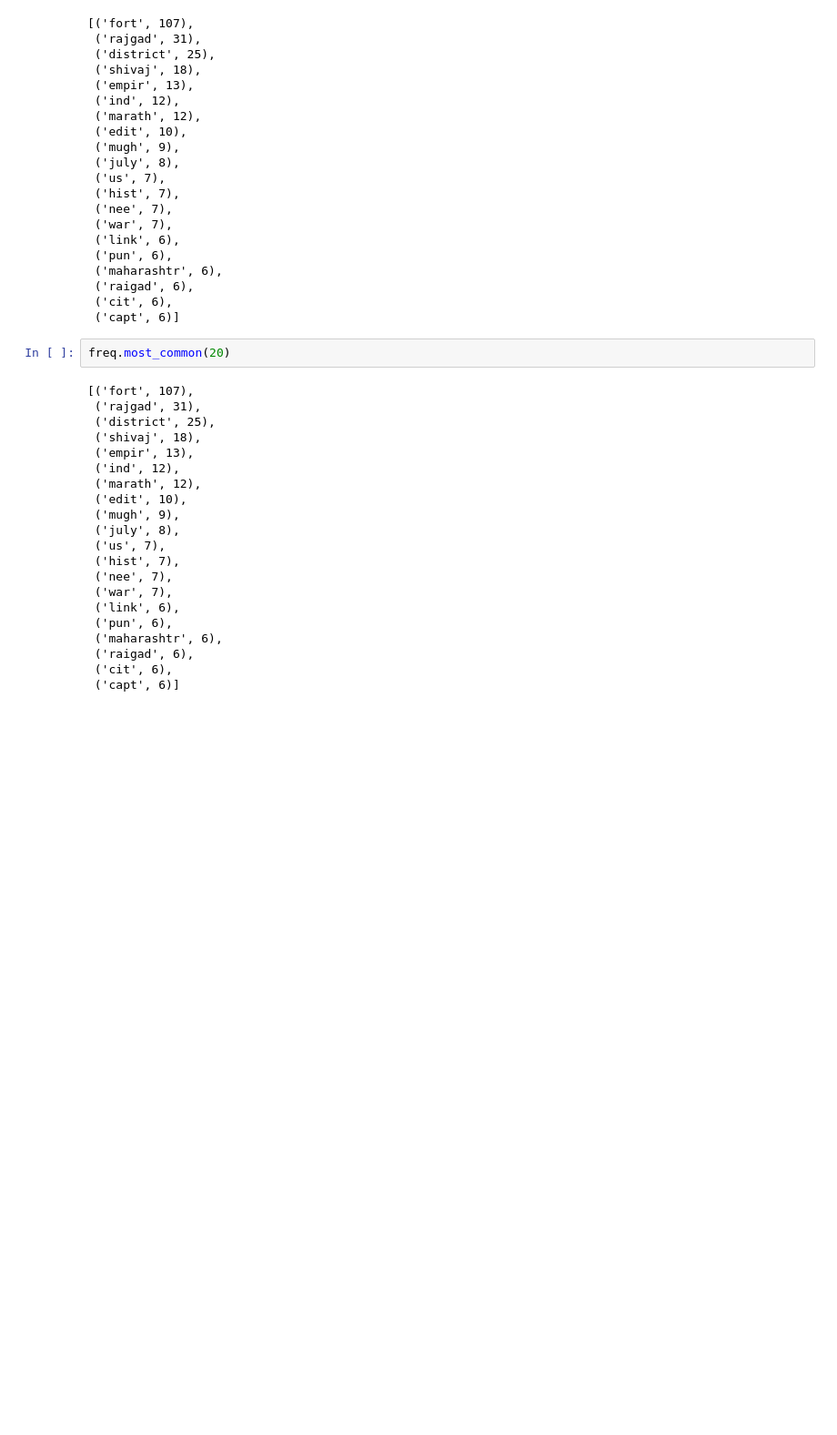
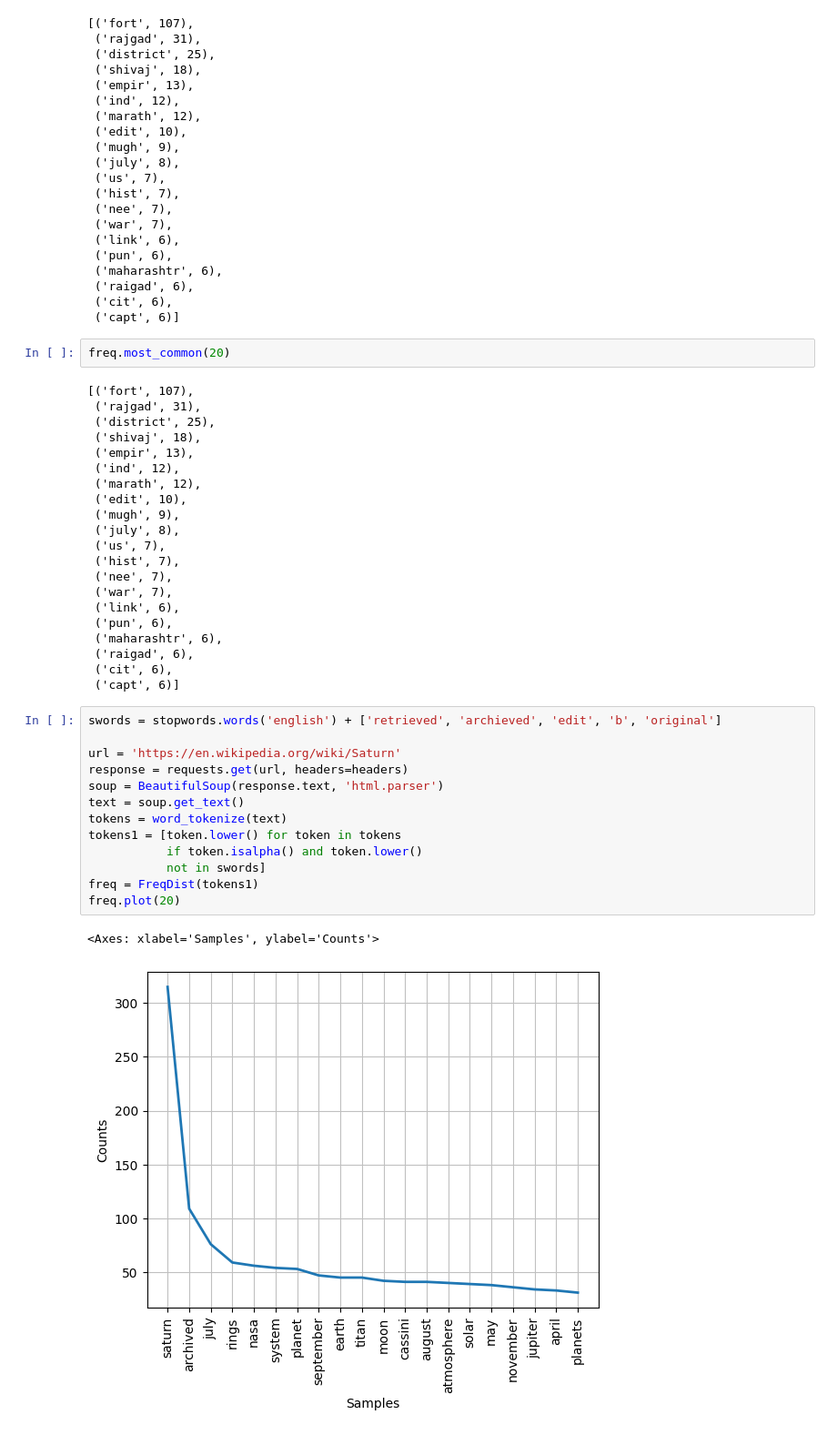
Before and after one commit to AshishMulani/NLP_CV, a Jupyter notebook: NLP/14. Information_Extraction -- Web_Scraping.ipynb, the cells around one changed output. Shown at 91% size. Drawn from its saved outputs; the diff is of its cells as text; blank space fills up the shorter version.

```diff
--- a/NLP/Day1/14. Information_Extraction -- Web_Scraping.ipynb
+++ b/NLP/14. Information_Extraction -- Web_Scraping.ipynb
@@ -182,3 +176,19 @@ freq.most_common(20)
  ('raigad', 6),
  ('cit', 6),
  ('capt', 6)]
+# %%
+swords = stopwords.words('english') + ['retrieved', 'archieved', 'edit', 'b', 'original']
+
+url = 'https://en.wikipedia.org/wiki/Saturn'
+response = requests.get(url, headers=headers)
+soup = BeautifulSoup(response.text, 'html.parser')
+text = soup.get_text()
+tokens = word_tokenize(text)
+tokens1 = [token.lower() for token in tokens
+           if token.isalpha() and token.lower()
+           not in swords]
+freq = FreqDist(tokens1)
+freq.plot(20)
+# %% [output]
+<Axes: xlabel='Samples', ylabel='Counts'>
+[figure, added]
```
Also changed, not shown: parts of 2 cells of this notebook, 21 other files.
